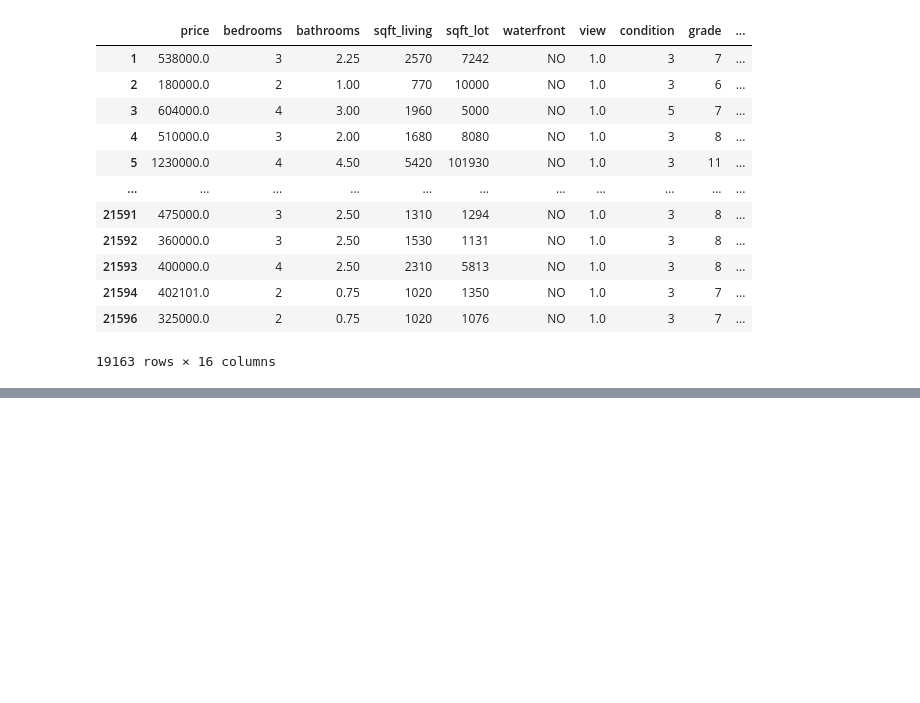
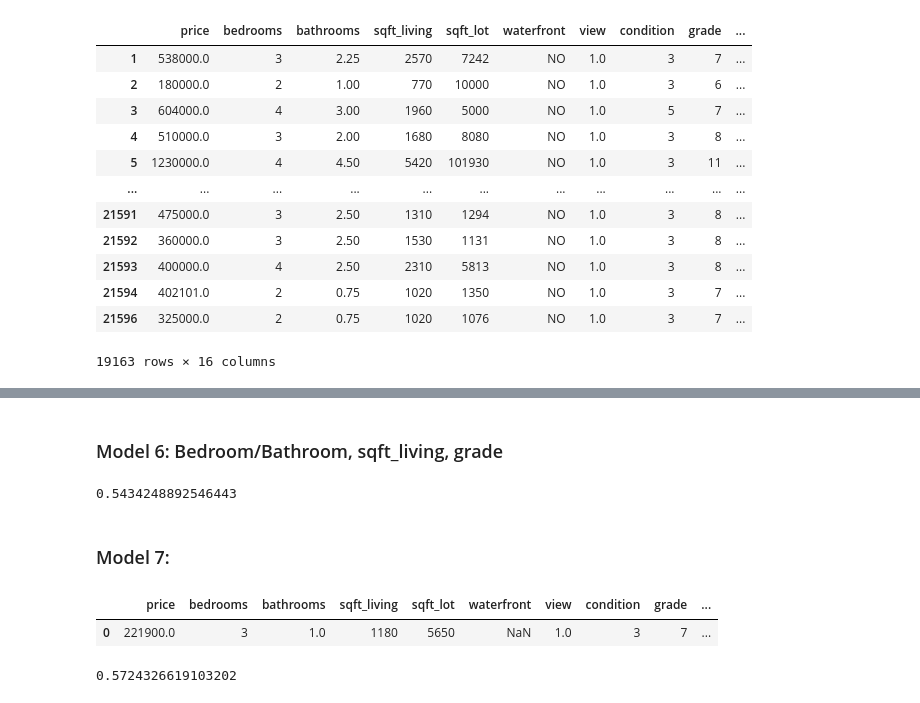
Before and after one commit to ssaeed85/dsc-ph2-KingsCountyRealEstate, a Jupyter notebook: Workspace/Saad/Notebook.ipynb, the cells around one changed output, grey strips where cells are left out. Saved outputs shown, nothing was run; the diff lists cells and outputs as text; code cells hidden in the pictures; blank space fills up the shorter version.

Commit message:
Added a few more models. Duplicate notebook, runs same models with IQR

```diff
--- a/Workspace/Saad/Notebook.ipynb
+++ b/Workspace/Saad/Notebook.ipynb
@@ -393,0 +360,2 @@ df['zipcode'].describe()
+# %% [markdown]
+### Model 6: Bedroom/Bathroom, sqft_living, grade
@@ -393,0 +373,13 @@ df['zipcode'].describe()
+# %%
+pipe = make_pipeline(StandardScaler(), LinearRegression())
+pipe.fit(X_train_subset, y_train)  # apply scaling on training data
+pipe.score(X_test_subset, y_test)
+# %% [output]
+0.5434248892546443
+# %% [markdown]
+### Model 7:
+# %%
+df.head(1)
+# %% [output]
+|  | price | bedrooms | bathrooms | sqft_living | sqft_lot | waterfront | view | condition | grade | ... |
+| 0 | 221900.0 | 3 | 1.0 | 1180 | 5650 | NaN | 1.0 | 3 | 7 | ... |
@@ -394,3 +391,9 @@ df['zipcode'].describe()
+# %%
+pipe = make_pipeline(StandardScaler(), LinearRegression())
+pipe.fit(X_train_subset, y_train)  # apply scaling on training data
+pipe.score(X_test_subset, y_test)
+# %% [output]
+0.5724326619103202
 # %%
 df_pairplotting1 = df.filter(['bedrooms','bathrooms','floors','view','price'])
 df_pairplotting2 = df.filter(['bedrooms','sqft_living', 'sqft_lot','sqft_above','sqft_living15', 'sqft_lot15','price'])
```
Also changed, not shown: parts of 40 cells of this notebook, 1 other file.
